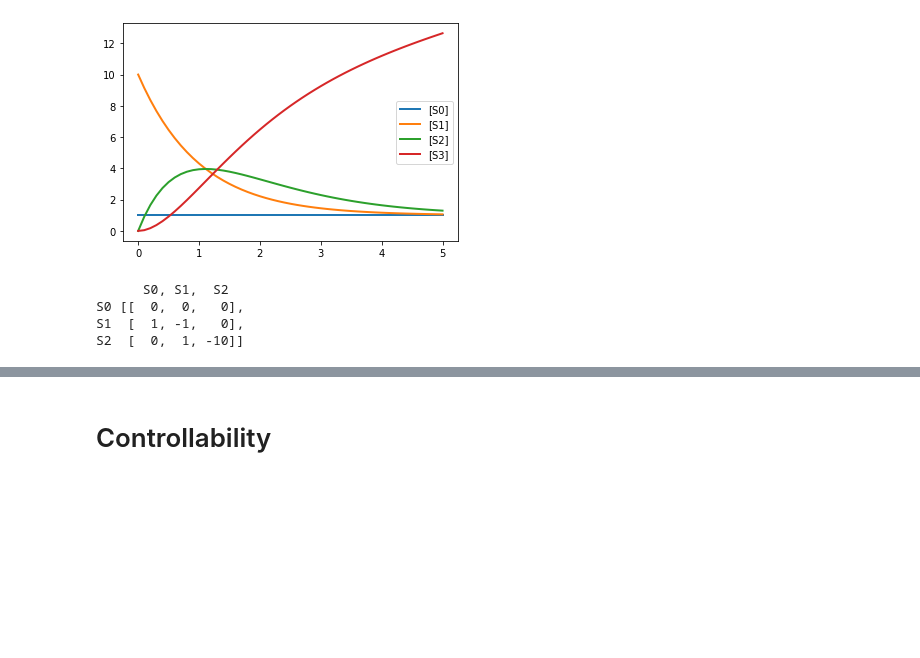
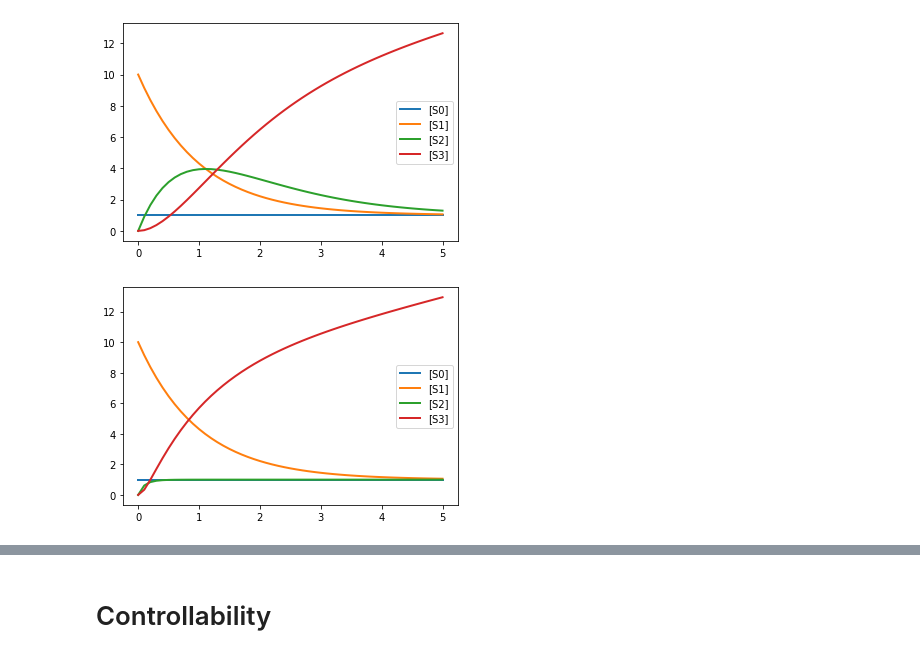
Before and after one commit to ModelEngineering/controlSBML, a Jupyter notebook: notebooks/LinearApproximations.ipynb, the cells around one changed output, grey strips where cells are left out. Cells and saved outputs as stored; diff of their text form; code cells hidden in the pictures; blank space fills up the shorter version.

Commit message:
Updated analysis. Added plot codes.

```diff
--- a/notebooks/LinearApproximations.ipynb
+++ b/notebooks/LinearApproximations.ipynb
@@ -18,7 +26,7 @@ import os
 # %%
 # Need to write the model in the correct way so that get a Jacobian with all state.
 # In particular, cannot use fixed concentrations. Instead, generate the species at the same rate at which it is consumed.
-MODEL = """
+LINEAR_MDL = """
 S0 -> 2 S0; S0
 S0 -> S1; S0
 S1 -> S2; k2*S1
@@ -34,16 +42,7 @@ S1 = 10
 S2 = 0
 S3 = 0
 """
-ROADRUNNER = te.loada(MODEL)
-ROADRUNNER.plot(ROADRUNNER.simulate())
+LINEAR_RR = te.loada(LINEAR_MDL)
+LINEAR_RR.plot(LINEAR_RR.simulate())
 # %% [output]
 [figure]
-# %%
-ROADRUNNER.reset()
-jacobian_mat = ROADRUNNER.getFullJacobian()
-jacobian_mat
-# %% [output]
-      S0, S1,  S2
-S0 [[  0,  0,   0],
-S1  [  1, -1,   0],
-S2  [  0,  1, -10]]
@@ -51,0 +49,23 @@ CTLSB = ControlSBML(MODEL)
+# %%
+# Need to write the model in the correct way so that get a Jacobian with all state.
+# In particular, cannot use fixed concentrations. Instead, generate the species at the same rate at which it is consumed.
+NONLINEAR1_MDL = """
+S0 -> 2 S0; S0
+S0 -> S1; S0
+S1 -> S2; k2*S1
+S2 -> S3; k3*S2*S1
+
+k1 = 1;
+k2 = 1
+k3 = 1
+k4 = 1
+S0 = 1
+k0 = 1
+S1 = 10
+S2 = 0
+S3 = 0
+"""
+NONLINEAR1_RR = te.loada(NONLINEAR1_MDL)
+NONLINEAR1_RR.plot(NONLINEAR1_RR.simulate())
+# %% [output]
+[figure, added]
```
Also changed, not shown: parts of 14 cells of this notebook, 2 other files.
